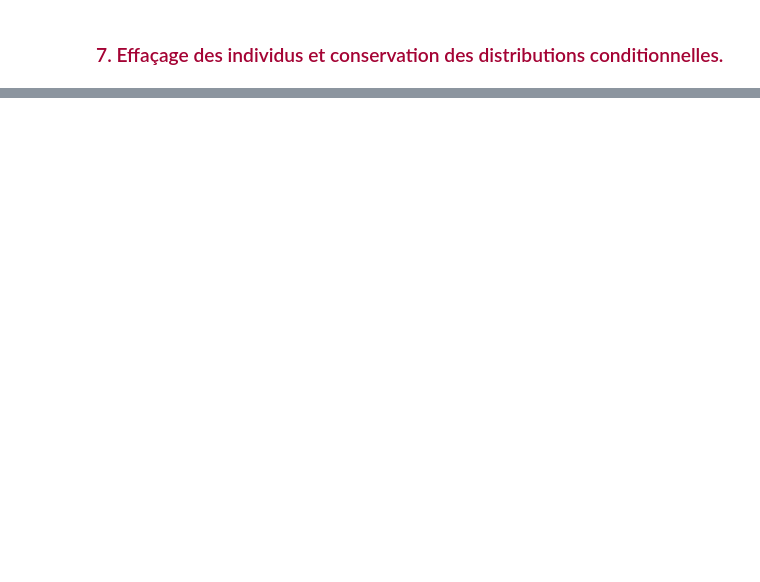
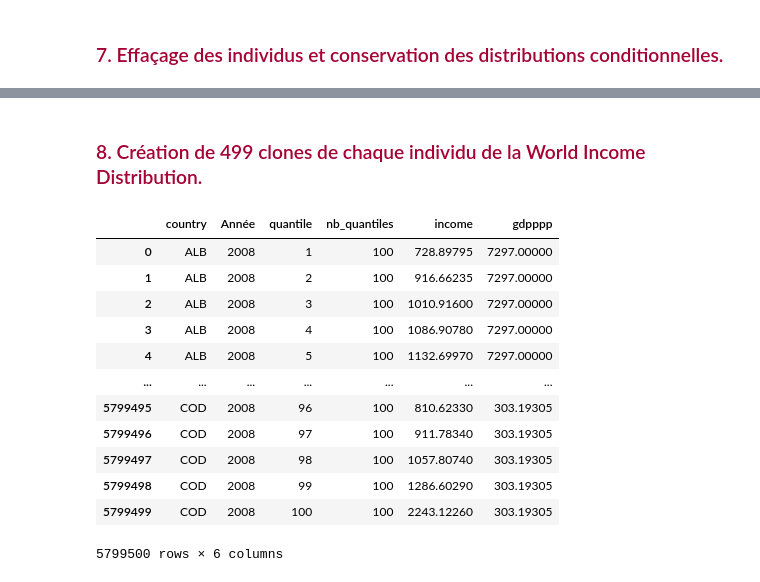
Before and after one commit to MattSioll/DataAnalyst, a Jupyter notebook: Projet 7/P7_01_Code.ipynb, the cells around one changed output, grey strips where cells are left out. Drawn from its saved outputs; the diff is of its cells as text; code cells hidden in the pictures; blank space fills up the shorter version.

```diff
--- a/Projet 7/P7_01_Code.ipynb
+++ b/Projet 7/P7_01_Code.ipynb
@@ -688,0 +702,21 @@ cd
+# %% [markdown]
+<a id="chapitre_3_8"></a>
+### <span style="color: #a40334"> 8. Création de 499 clones de chaque individu de la World Income Distribution.</span>
+# %%
+data_clones = pd.concat([data]*500, ignore_index = True)
+
+data_clones
+# %% [output]
+|  | country | Année | quantile | nb_quantiles | income | gdpppp |
+| 0 | ALB | 2008 | 1 | 100 | 728.89795 | 7297.00000 |
+| 1 | ALB | 2008 | 2 | 100 | 916.66235 | 7297.00000 |
+| 2 | ALB | 2008 | 3 | 100 | 1010.91600 | 7297.00000 |
+| 3 | ALB | 2008 | 4 | 100 | 1086.90780 | 7297.00000 |
+| 4 | ALB | 2008 | 5 | 100 | 1132.69970 | 7297.00000 |
+| ... | ... | ... | ... | ... | ... | ... |
+| 5799495 | COD | 2008 | 96 | 100 | 810.62330 | 303.19305 |
+| 5799496 | COD | 2008 | 97 | 100 | 911.78340 | 303.19305 |
+| 5799497 | COD | 2008 | 98 | 100 | 1057.80740 | 303.19305 |
+| 5799498 | COD | 2008 | 99 | 100 | 1286.60290 | 303.19305 |
+| 5799499 | COD | 2008 | 100 | 100 | 2243.12260 | 303.19305 |
+5799500 rows × 6 columns
```
Also changed, not shown: parts of 34 cells of this notebook.
